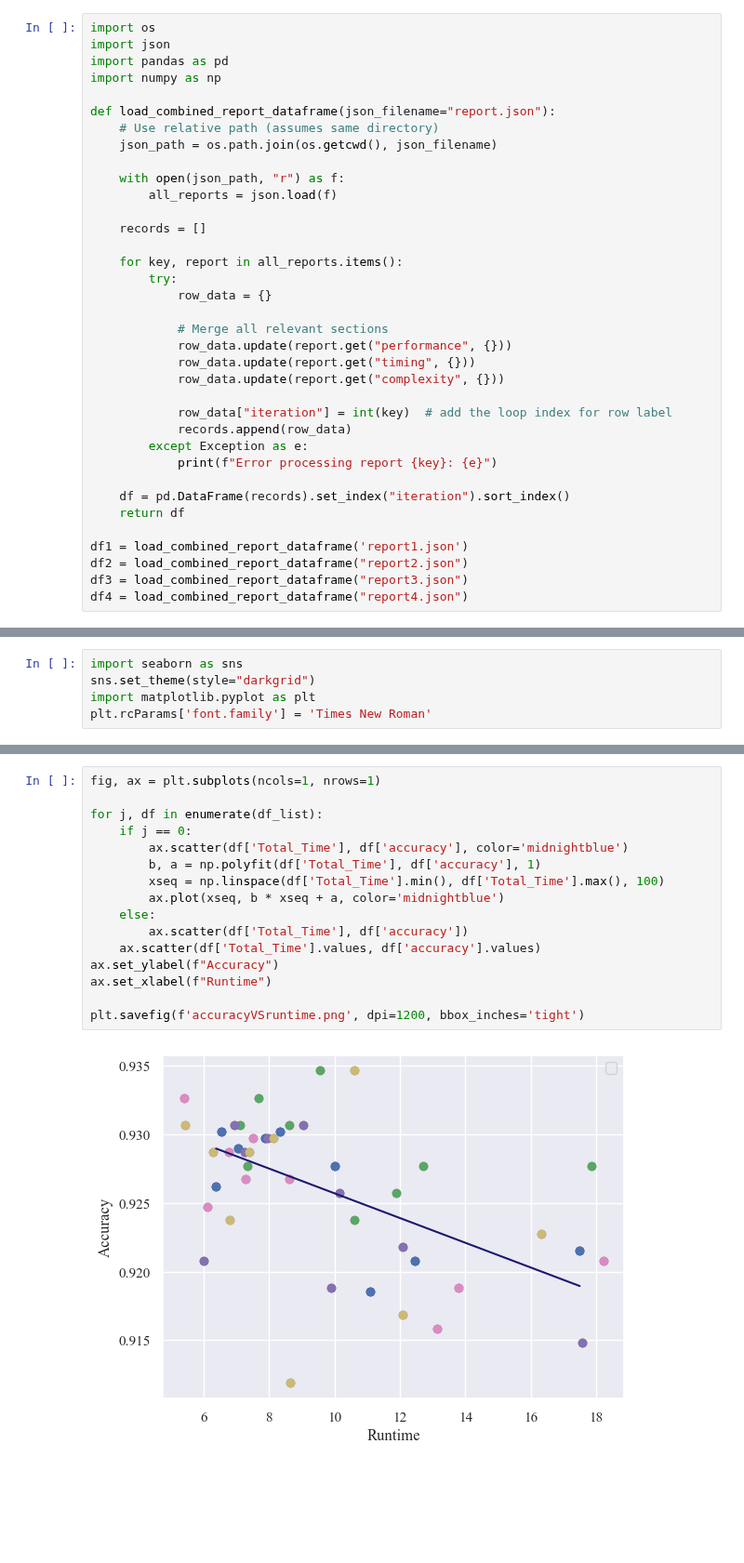
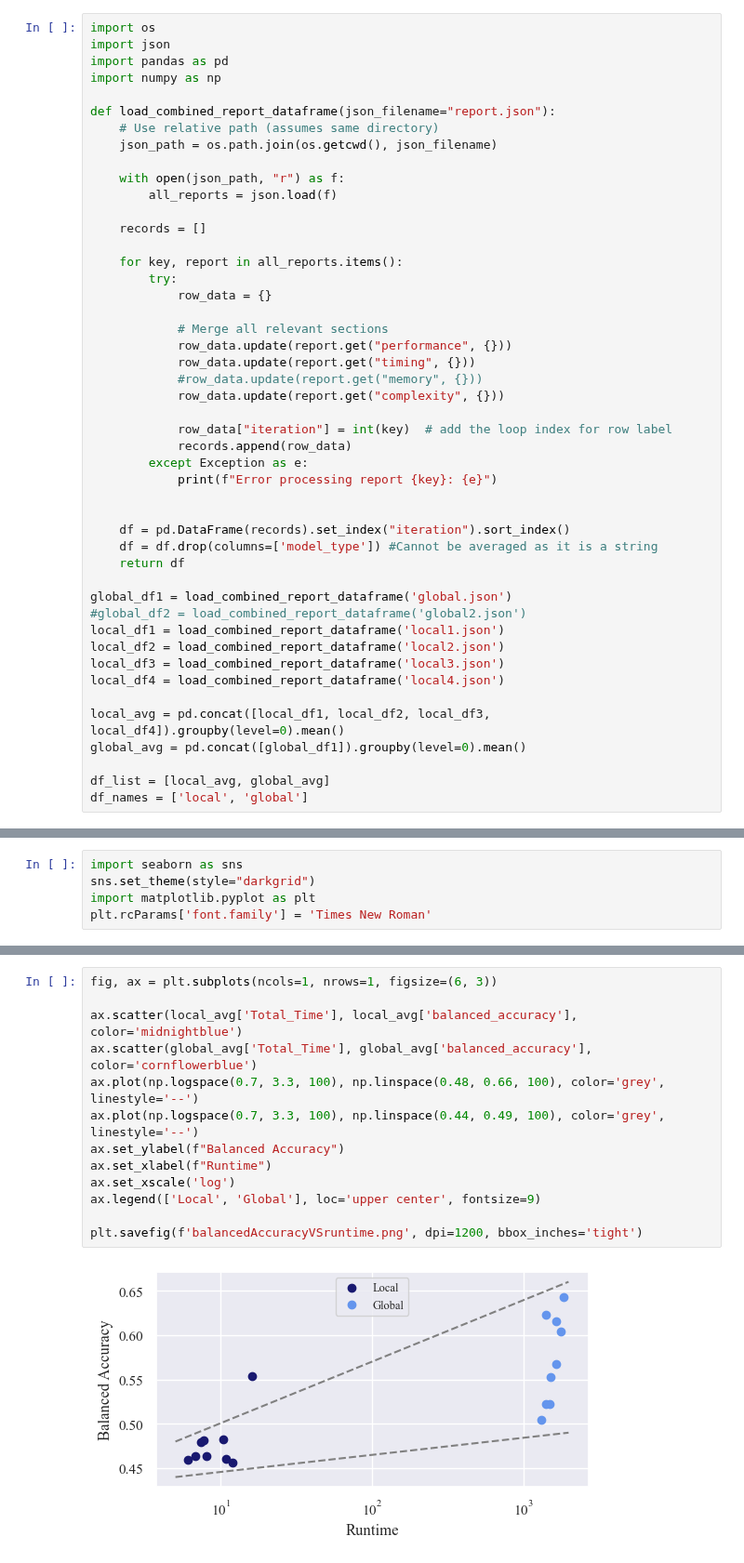
Before and after one commit to KRudd-E/BigData, a Jupyter notebook: code/src/logs/reports_analysis.ipynb, the cells around one changed output, grey strips where cells are left out. Shown at 93% size. Saved outputs shown, nothing was run; the diff lists cells and outputs as text; blank space fills up the shorter version.

```diff
--- a/code/src/logs/reports_analysis.ipynb
+++ b/code/src/logs/reports_analysis.ipynb
@@ -33,6 +33,7 @@ def load_combined_report_dataframe(json_filename="report.json"):
             # Merge all relevant sections
             row_data.update(report.get("performance", {}))
             row_data.update(report.get("timing", {}))
+            #row_data.update(report.get("memory", {}))
             row_data.update(report.get("complexity", {}))
 
             row_data["iteration"] = int(key)  # add the loop index for row label
@@ -40,11 +41,21 @@ def load_combined_report_dataframe(json_filename="report.json"):
         except Exception as e:
             print(f"Error processing report {key}: {e}")
 
+
     df = pd.DataFrame(records).set_index("iteration").sort_index()
+    df = df.drop(columns=['model_type']) #Cannot be averaged as it is a string
     return df
 
-df1 = load_combined_report_dataframe('report1.json')
-df2 = load_combined_report_dataframe("report2.json")
-df3 = load_combined_report_dataframe("report3.json")
-df4 = load_combined_report_dataframe("report4.json")
+global_df1 = load_combined_report_dataframe('global.json')
+#global_df2 = load_combined_report_dataframe('global2.json')
+local_df1 = load_combined_report_dataframe('local1.json')
+local_df2 = load_combined_report_dataframe('local2.json')
+local_df3 = load_combined_report_dataframe('local3.json')
+local_df4 = load_combined_report_dataframe('local4.json')
+
+local_avg = pd.concat([local_df1, local_df2, local_df3, local_df4]).groupby(level=0).mean()
+global_avg = pd.concat([global_df1]).groupby(level=0).mean()
+
+df_list = [local_avg, global_avg]
+df_names = ['local', 'global']
 # %%
@@ -125,21 +152,18 @@ plt.savefig(f'runtimeVSpartition.png', dpi=1200, bbox_inches='tight')
 
 Consider adding a line of best fit.
 # %%
-fig, ax = plt.subplots(ncols=1, nrows=1)
+fig, ax = plt.subplots(ncols=1, nrows=1, figsize=(6, 3))
 
-for j, df in enumerate(df_list):
-    if j == 0:
-        ax.scatter(df['Total_Time'], df['accuracy'], color='midnightblue')
-        b, a = np.polyfit(df['Total_Time'], df['accuracy'], 1)
-        xseq = np.linspace(df['Total_Time'].min(), df['Total_Time'].max(), 100)
-        ax.plot(xseq, b * xseq + a, color='midnightblue')
-    else:
-        ax.scatter(df['Total_Time'], df['accuracy'])
-    ax.scatter(df['Total_Time'].values, df['accuracy'].values)
-ax.set_ylabel(f"Accuracy")
+ax.scatter(local_avg['Total_Time'], local_avg['balanced_accuracy'], color='midnightblue')
+ax.scatter(global_avg['Total_Time'], global_avg['balanced_accuracy'], color='cornflowerblue')
+ax.plot(np.logspace(0.7, 3.3, 100), np.linspace(0.48, 0.66, 100), color='grey', linestyle='--')
+ax.plot(np.logspace(0.7, 3.3, 100), np.linspace(0.44, 0.49, 100), color='grey', linestyle='--')
+ax.set_ylabel(f"Balanced Accuracy")
 ax.set_xlabel(f"Runtime")
+ax.set_xscale('log')
+ax.legend(['Local', 'Global'], loc='upper center', fontsize=9)
 
-plt.savefig(f'accuracyVSruntime.png', dpi=1200, bbox_inches='tight')
+plt.savefig(f'balancedAccuracyVSruntime.png', dpi=1200, bbox_inches='tight')
 # %% [output]
-[figure, old version]
+[figure, new version]
 # %% [markdown]
```
Also changed, not shown: parts of 11 cells of this notebook, 22 other files.
